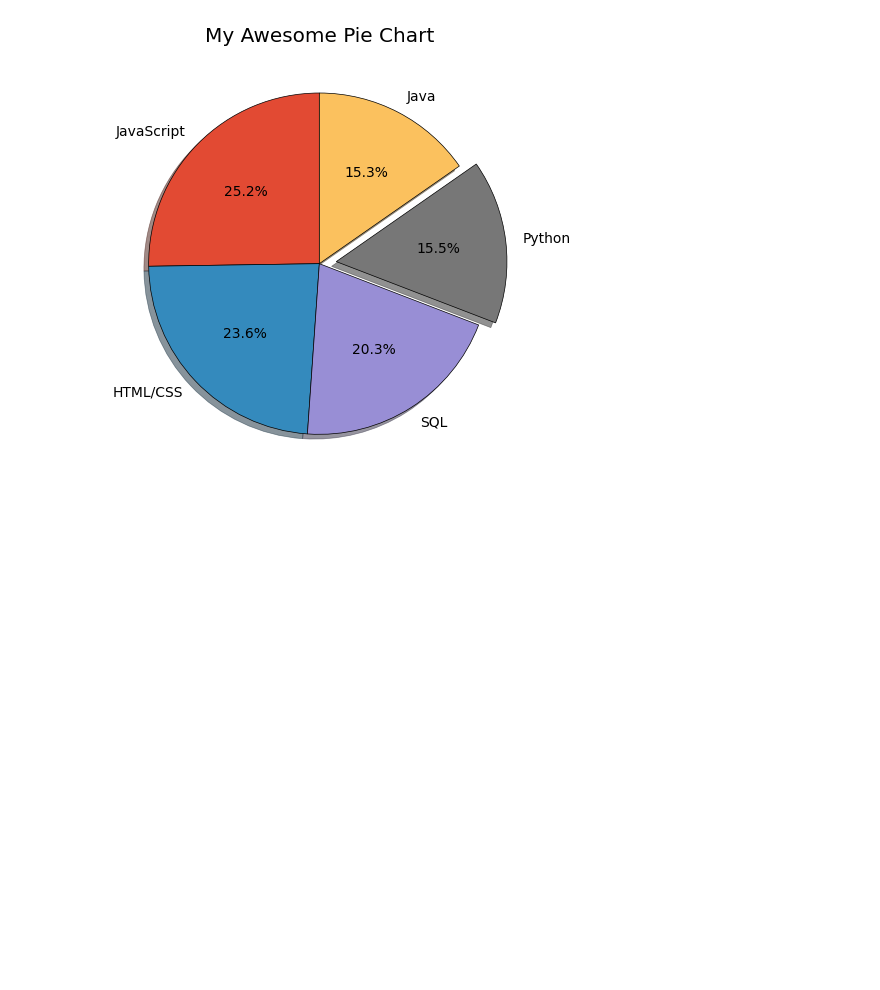
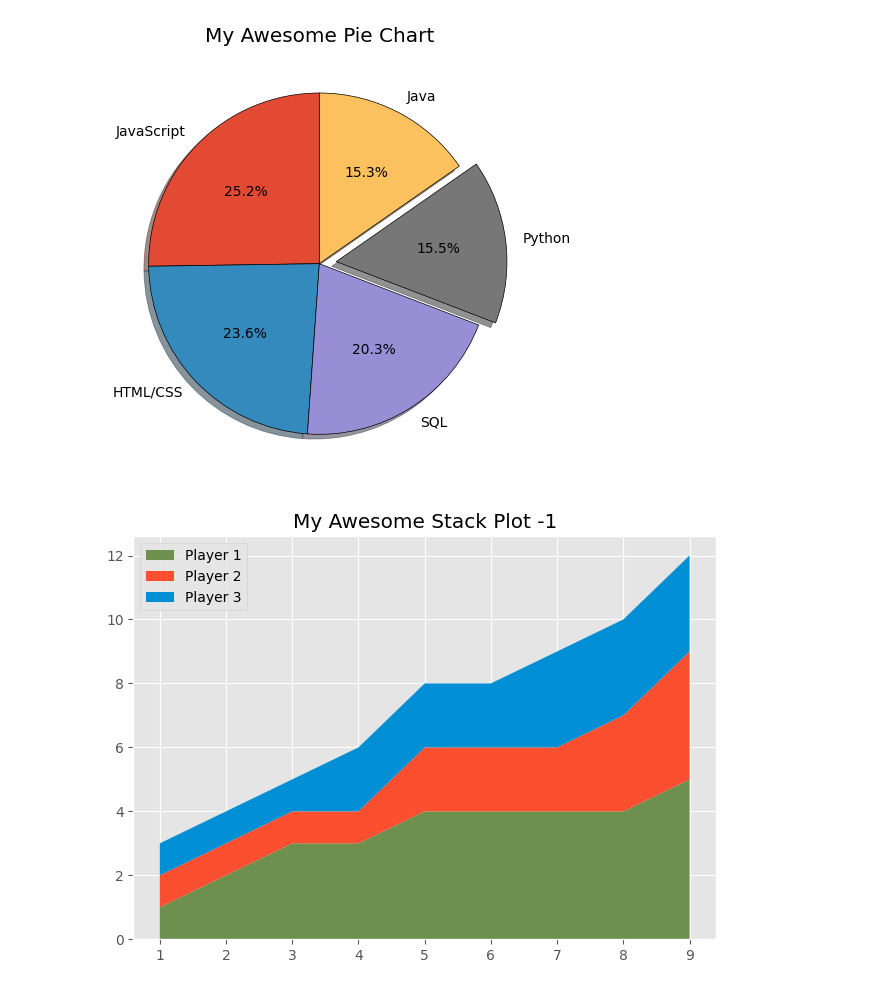
Before and after one commit to my-growth-diary/Corey-Schafer-Matplotlib-YT-Course, a Jupyter notebook: Practice Script - MatPlotLib.ipynb, the cells around one changed output. Cells and saved outputs as stored; diff of their text form; code cells hidden in the pictures; blank space fills up the shorter version.

```diff
--- a/Practice Script - MatPlotLib.ipynb
+++ b/Practice Script - MatPlotLib.ipynb
@@ -157,3 +157,22 @@ plt.tight_layout()
 plt.show()
 # %% [output]
 [figure]
+# %%
+minutes = [1,2,3,4,5,6,7,8,9]
+
+player1 = [1,2,3,3,4,4,4,4,5]
+player2 = [1,1,1,1,2,2,2,3,4]
+player3 = [1,1,1,2,2,2,3,3,3]
+labels = ["Player 1", "Player 2", "Player 3"]
+colors = ['#6d904f','#fc4f30','#008fd5']
+
+plt.stackplot(minutes,player1,player2,player3, labels = labels, colors = colors)
+
+#plt.pie([1,1,1], labels = ["Player 1", "Player 2", "Player 3"])
+
+plt.title("My Awesome Stack Plot -1")
+plt.tight_layout()
+plt.legend(loc = 'upper left')
+plt.show()
+# %% [output]
+[figure, added]
```
Also changed, not shown: parts of 2 cells of this notebook.
